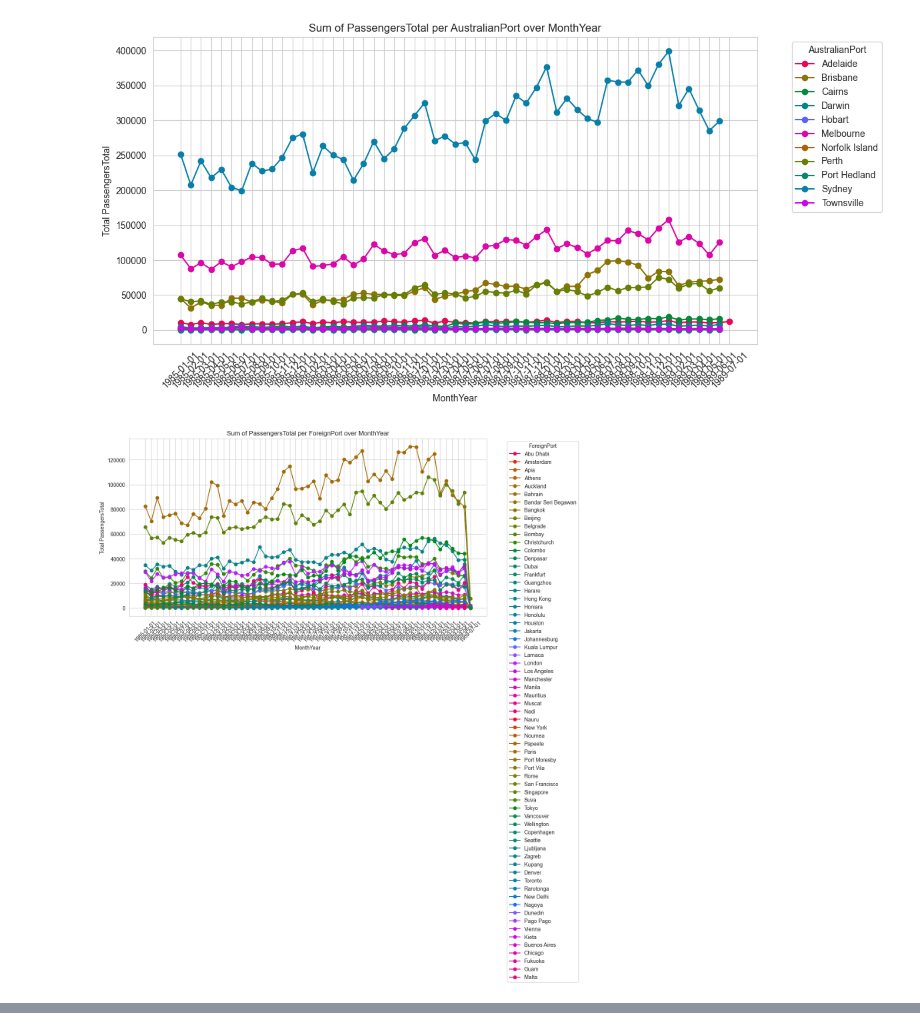
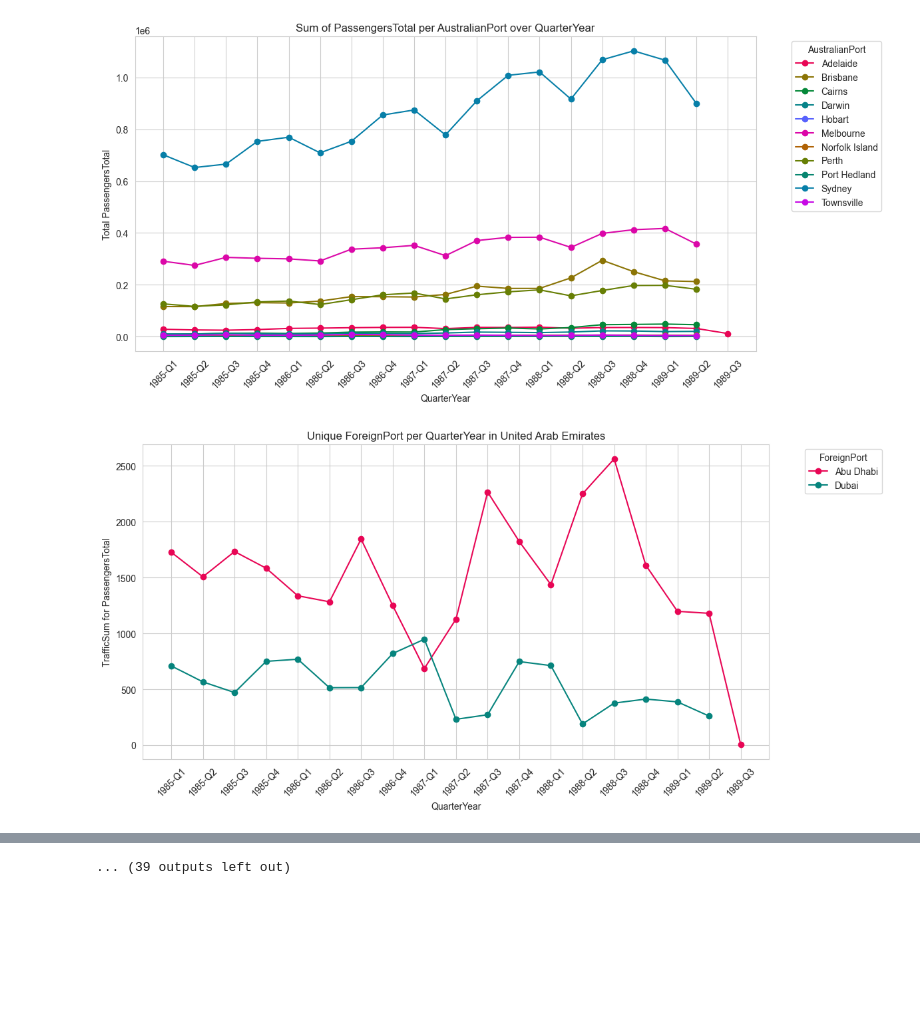
Before and after one commit to Harsh31105/generate-data-f25-tech-challenge, a Jupyter notebook: src/investigate.ipynb, the cells around one changed output, grey strips where cells are left out. Saved outputs shown, nothing was run; the diff lists cells and outputs as text; code cells hidden in the pictures; blank space fills up the shorter version.

Commit message:
Finished Trends 5-8. Left to analyze.

```diff
--- a/src/investigate.ipynb
+++ b/src/investigate.ipynb
@@ -124,8 +146,8 @@ def traffic_trends_58(df :pd.DataFrame, pivot: str, traffic :str, trend: str):
 # %%
-traffic_trends_58(df, pivot="AustralianPort", traffic= "PassengersTotal", trend="MonthYear")
-traffic_trends_58(df, pivot="ForeignPort", traffic= "PassengersTotal", trend="MonthYear")
-traffic_trends_58(df, pivot="Country", traffic= "PassengersTotal", trend="MonthYear")
-traffic_trends_58(df, pivot="Continent", traffic= "PassengersTotal", trend="Month")
+traffic_trends_58(df, pivot="AustralianPort", traffic="PassengersTotal", trend="QuarterYear")
+traffic_trends_58(df, pivot="ForeignPort", traffic="PassengersTotal", trend="QuarterYear", split="Country")
+traffic_trends_58(df, pivot="Country", traffic="PassengersTotal", trend="QuarterYear", split="Continent")
+traffic_trends_58(df, pivot="Continent", traffic="PassengersTotal", trend="QuarterYear")
 # %% [output]
-[figure, old version]
+[figure, new version]
-[figure, old version]
+[figure, new version]
@@ -133,0 +164 @@ traffic_trends_58(df, pivot="Continent", traffic= "PassengersTotal", trend="Mont
+... (39 outputs left out)
```
Also changed, not shown: parts of 3 cells of this notebook.
